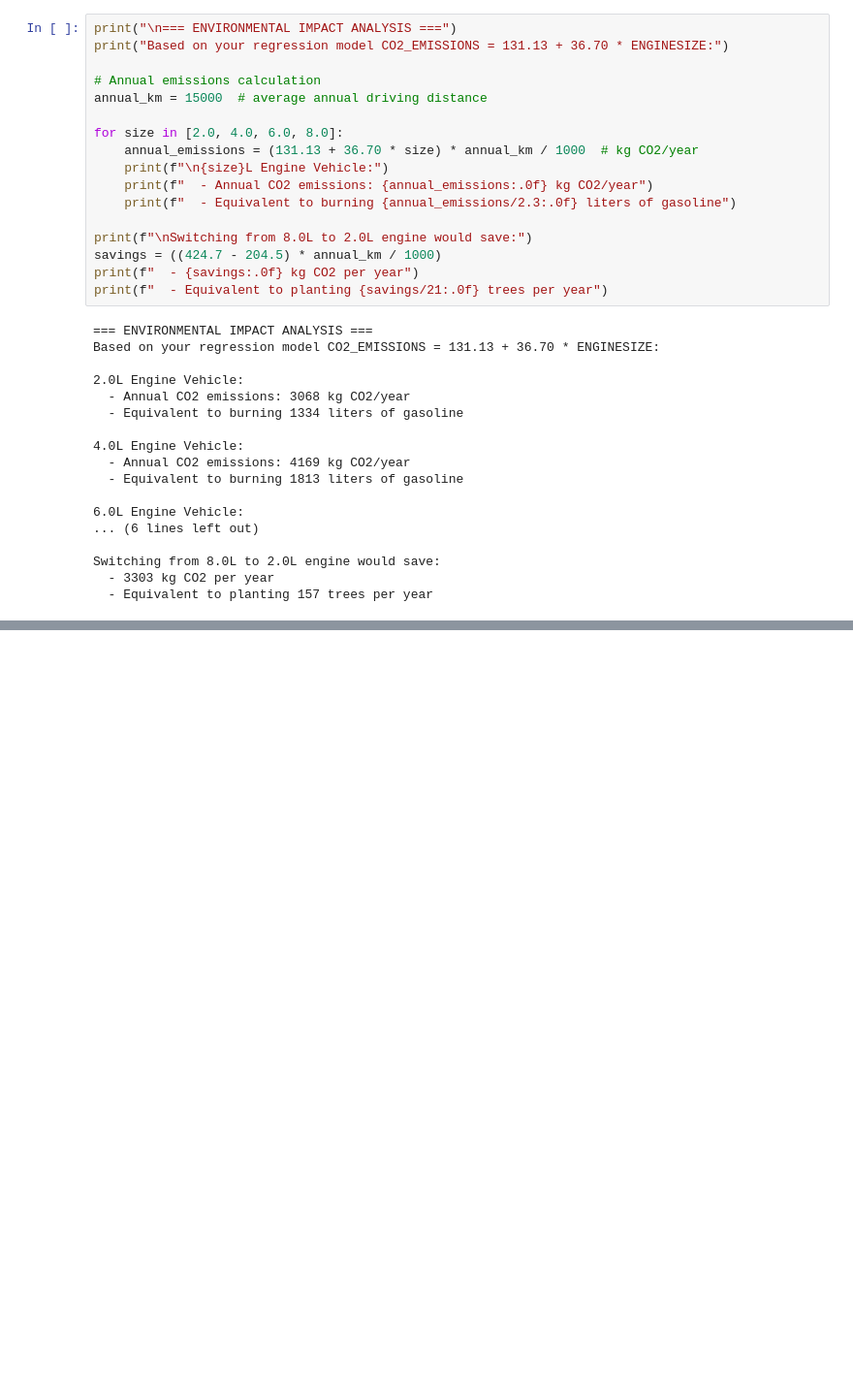
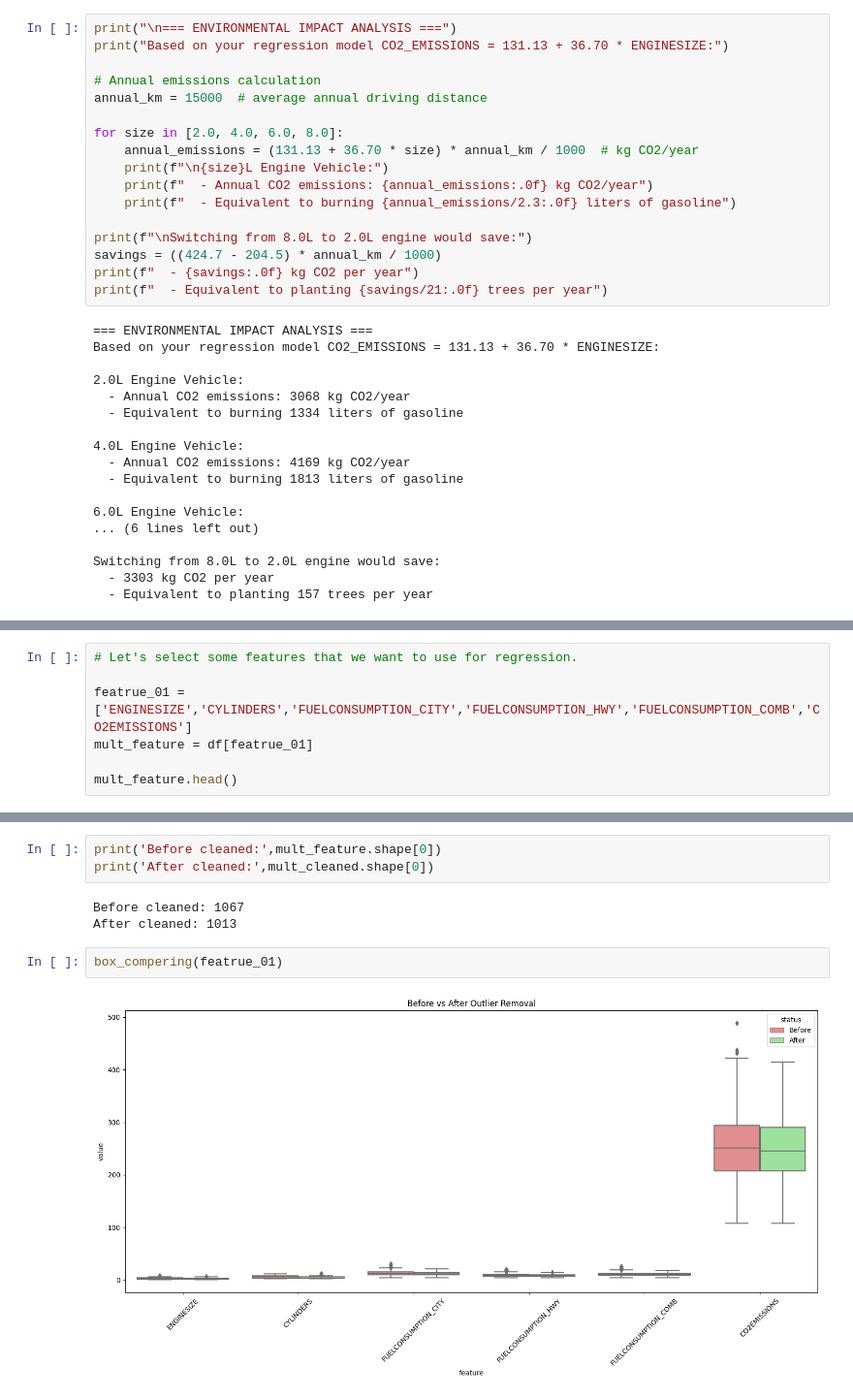
Before and after one commit to shyam007-srec/Sonar-Rock-vs-Mine-Prediction---Machine-Learning-Project, a Jupyter notebook: vehicle-environmental-impact-model.ipynb, the cells around one changed output, grey strips where cells are left out. Shown at 97% size. Saved outputs shown, nothing was run; the diff lists cells and outputs as text; blank space fills up the shorter version.

```diff
--- a/vehicle-environmental-impact-model.ipynb
+++ b/vehicle-environmental-impact-model.ipynb
@@ -449,0 +454,7 @@ Switching from 8.0L to 2.0L engine would save:
+# %%
+# Let's select some features that we want to use for regression.
+
+featrue_01 = ['ENGINESIZE','CYLINDERS','FUELCONSUMPTION_CITY','FUELCONSUMPTION_HWY','FUELCONSUMPTION_COMB','CO2EMISSIONS']
+mult_feature = df[featrue_01]
+
+mult_feature.head()
@@ -449,0 +479,10 @@ Switching from 8.0L to 2.0L engine would save:
+# %%
+print('Before cleaned:',mult_feature.shape[0])
+print('After cleaned:',mult_cleaned.shape[0])
+# %% [output]
+Before cleaned: 1067
+After cleaned: 1013
+# %%
+box_compering(featrue_01)
+# %% [output]
+[figure, added]
```
Also changed, not shown: parts of 15 cells of this notebook.
